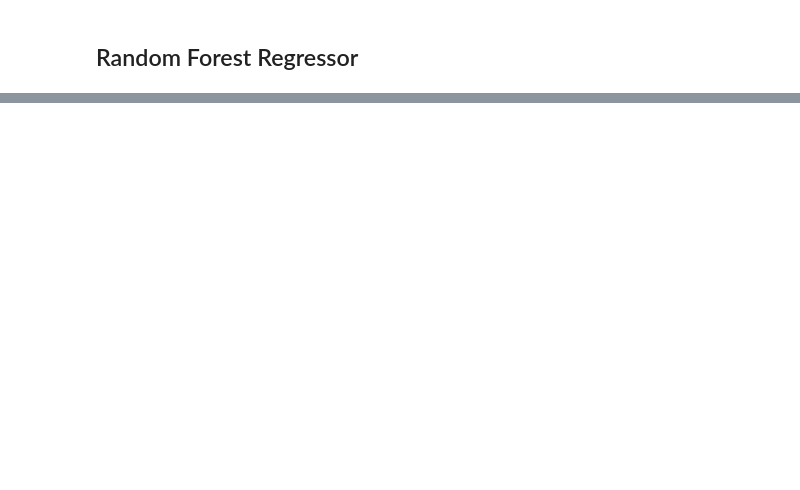
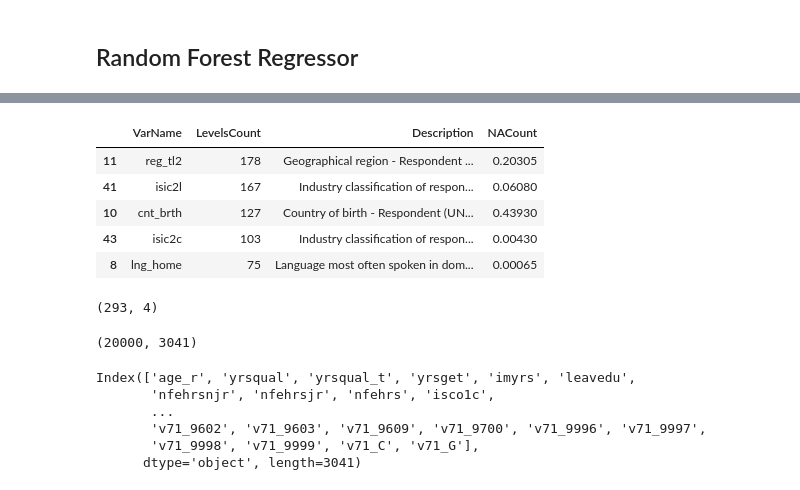
Before and after one commit to AVJdataminer/UpworkFS, a Jupyter notebook: Upwork_FS.ipynb, the cells around one changed output, grey strips where cells are left out. Saved outputs shown, nothing was run; the diff lists cells and outputs as text; code cells hidden in the pictures; blank space fills up the shorter version.

```diff
--- a/Upwork_FS.ipynb
+++ b/Upwork_FS.ipynb
@@ -320,0 +395,17 @@ print("Best score is {}".format(rfr_random.best_score_))
+# %%
+vnt.columns = ['VarName', 'LevelsCount']
+vnt = vnt.merge(de, on ='VarName', how = 'inner')
+vnt.head()
+
+vnt.sort_values(by='LevelsCount', ascending =False).head()
+# %% [output]
+|  | VarName | LevelsCount | Description | NACount |
+| 11 | reg_tl2 | 178 | Geographical region - Respondent ... | 0.20305 |
+| 41 | isic2l | 167 | Industry classification of respon... | 0.06080 |
+| 10 | cnt_brth | 127 | Country of birth - Respondent (UN... | 0.43930 |
+| 43 | isic2c | 103 | Industry classification of respon... | 0.00430 |
+| 8 | lng_home | 75 | Language most often spoken in dom... | 0.00065 |
+# %%
+vnt.shape
+# %% [output]
+(293, 4)
@@ -320,0 +420,13 @@ print("Best score is {}".format(rfr_random.best_score_))
+# %%
+dft.shape
+# %% [output]
+(20000, 3041)
+# %%
+dft.columns
+# %% [output]
+Index(['age_r', 'yrsqual', 'yrsqual_t', 'yrsget', 'imyrs', 'leavedu',
+       'nfehrsnjr', 'nfehrsjr', 'nfehrs', 'isco1c',
+       ...
+       'v71_9602', 'v71_9603', 'v71_9609', 'v71_9700', 'v71_9996', 'v71_9997',
+       'v71_9998', 'v71_9999', 'v71_C', 'v71_G'],
+      dtype='object', length=3041)
```
Also changed, not shown: parts of 49 cells of this notebook.
